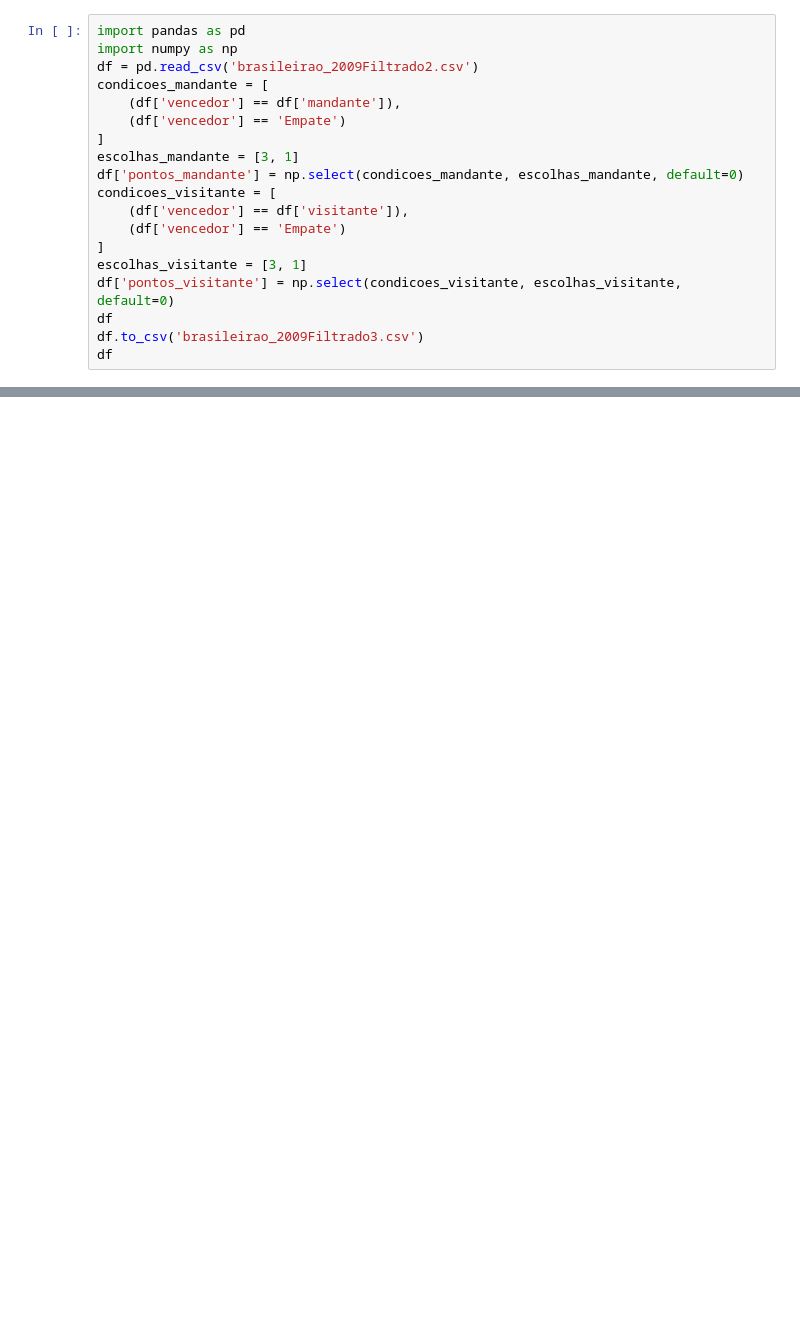
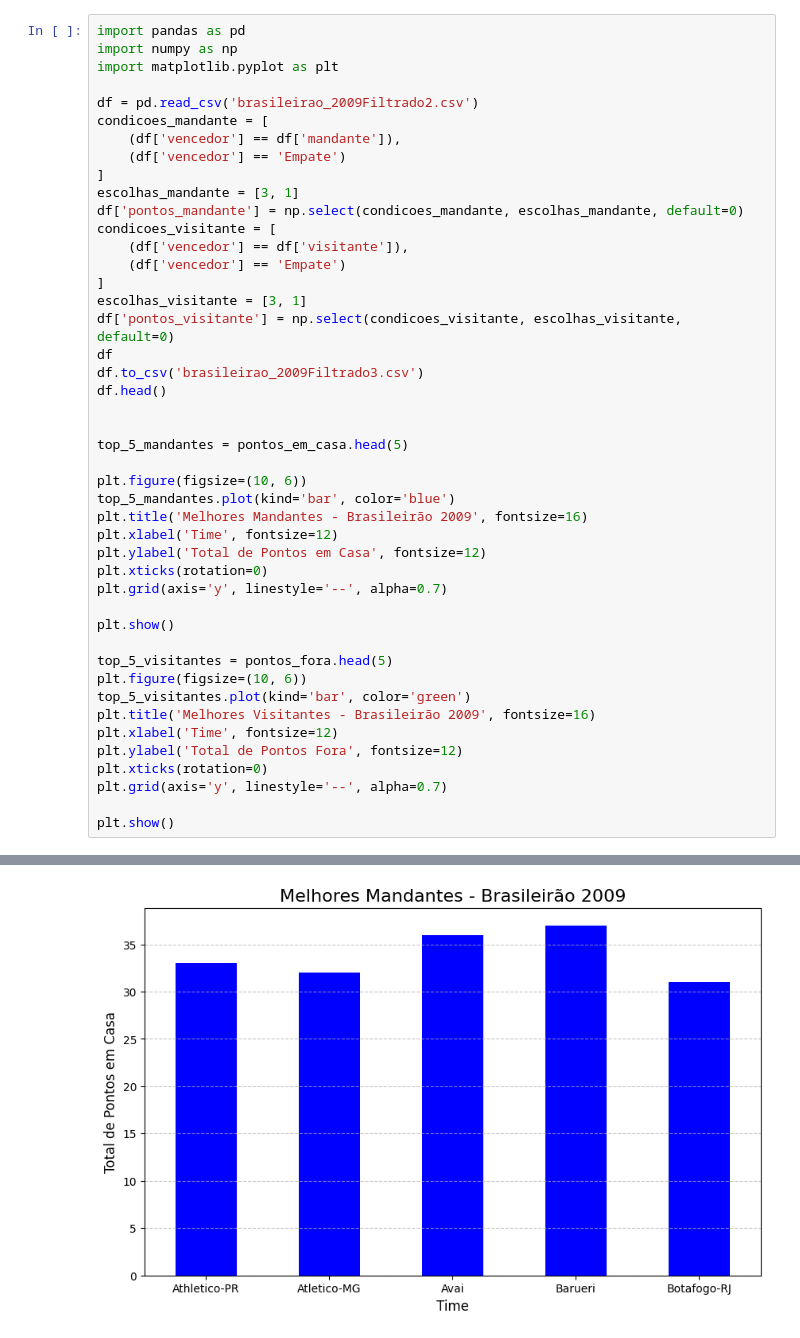
Before and after one commit to Otavioazeved/Projeto-Serie-A-2009, a Jupyter notebook: Serie_A.ipynb, the cells around one changed output, grey strips where cells are left out. Cells and saved outputs as stored; diff of their text form; blank space fills up the shorter version.

Commit message:
Insight sobre os top 5 melhores mandantes e visitantes da seria a de 2009

```diff
--- a/Serie_A.ipynb
+++ b/Serie_A.ipynb
@@ -38,6 +26,8 @@ df.head()
 # %%
 import pandas as pd
 import numpy as np
+import matplotlib.pyplot as plt
+
 df = pd.read_csv('brasileirao_2009Filtrado2.csv')
 condicoes_mandante = [
     (df['vencedor'] == df['mandante']),
@@ -53,5 +43,29 @@ escolhas_visitante = [3, 1]
 df['pontos_visitante'] = np.select(condicoes_visitante, escolhas_visitante, default=0)
 df
 df.to_csv('brasileirao_2009Filtrado3.csv')
-df
+df.head()
+
+
+top_5_mandantes = pontos_em_casa.head(5)
+
+plt.figure(figsize=(10, 6))
+top_5_mandantes.plot(kind='bar', color='blue')
+plt.title('Melhores Mandantes - Brasileirão 2009', fontsize=16)
+plt.xlabel('Time', fontsize=12)
+plt.ylabel('Total de Pontos em Casa', fontsize=12)
+plt.xticks(rotation=0)
+plt.grid(axis='y', linestyle='--', alpha=0.7)
+
+plt.show()
+
+top_5_visitantes = pontos_fora.head(5)
+plt.figure(figsize=(10, 6))
+top_5_visitantes.plot(kind='bar', color='green')
+plt.title('Melhores Visitantes - Brasileirão 2009', fontsize=16)
+plt.xlabel('Time', fontsize=12)
+plt.ylabel('Total de Pontos Fora', fontsize=12)
+plt.xticks(rotation=0)
+plt.grid(axis='y', linestyle='--', alpha=0.7)
+
+plt.show()
 # %% [output]
@@ -70,0 +72 @@ df
+[figure, added]
```
Also changed, not shown: parts of 3 cells of this notebook.
